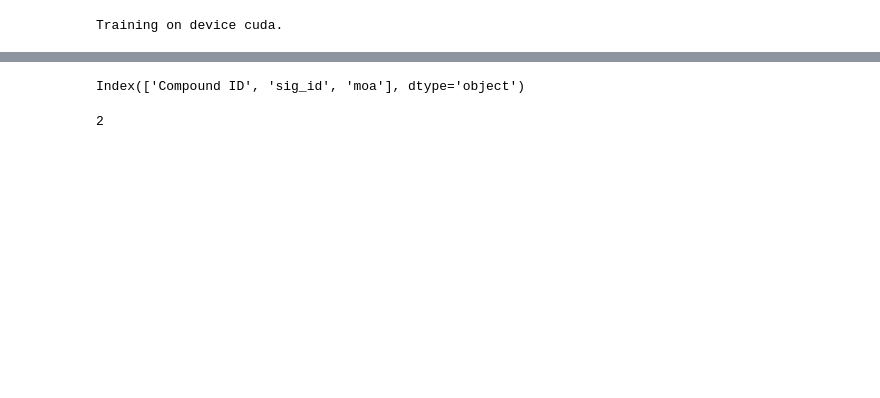
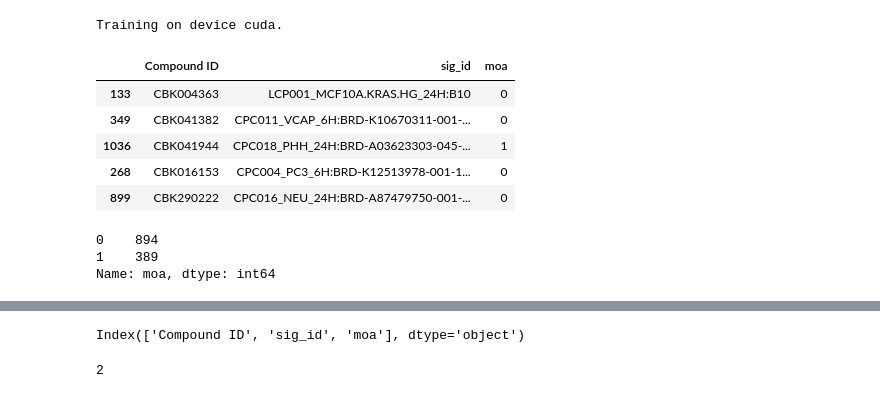
Before and after one commit to sverige16/Tomic-Chem-CP-Prot-MoA, a Jupyter notebook: 04_Tomics_Models/Erik_Models/Erik_SimpleNN_L1000.ipynb, the cells around one changed output, grey strips where cells are left out. Saved outputs shown, nothing was run; the diff lists cells and outputs as text; code cells hidden in the pictures; blank space fills up the shorter version.

```diff
--- a/04_Tomics_Models/Erik_Models/Erik_SimpleNN_L1000.ipynb
+++ b/04_Tomics_Models/Erik_Models/Erik_SimpleNN_L1000.ipynb
@@ -115,3 +117,18 @@ L1000_training, L1000_validation = load_train_valid_data(train_filename, valid_f
 # May not be necessary given params
 L1000_training = L1000_training.sample(frac = 1, random_state = 1)
 L1000_validation = L1000_validation.sample(frac = 1, random_state = 1)
+# %%
+L1000_training.head()
+# %% [output]
+|  | Compound ID | sig_id | moa |
+| 133 | CBK004363 | LCP001_MCF10A.KRAS.HG_24H:B10 | 0 |
+| 349 | CBK041382 | CPC011_VCAP_6H:BRD-K10670311-001-... | 0 |
+| 1036 | CBK041944 | CPC018_PHH_24H:BRD-A03623303-045-... | 1 |
+| 268 | CBK016153 | CPC004_PC3_6H:BRD-K12513978-001-1... | 0 |
+| 899 | CBK290222 | CPC016_NEU_24H:BRD-A87479750-001-... | 0 |
+# %%
+L1000_training["moa"].value_counts()
+# %% [output]
+0    894
+1    389
+Name: moa, dtype: int64
```
Also changed, not shown: parts of 13 cells of this notebook, 3 other files.
